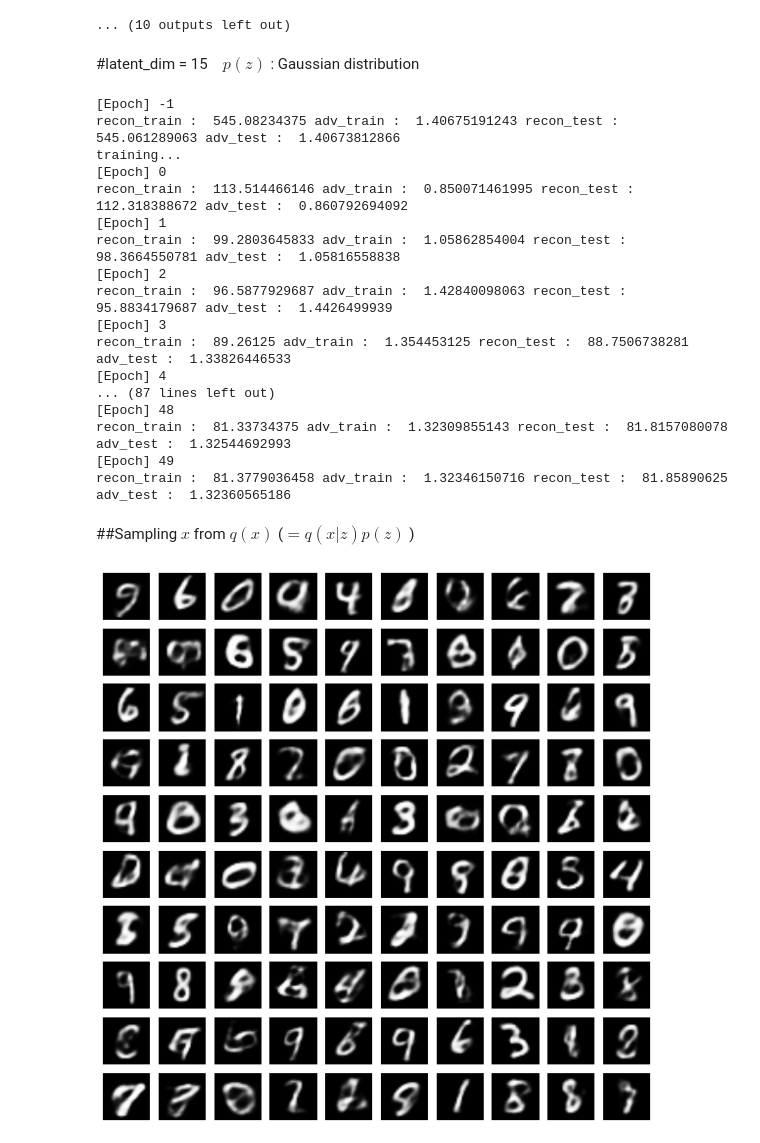
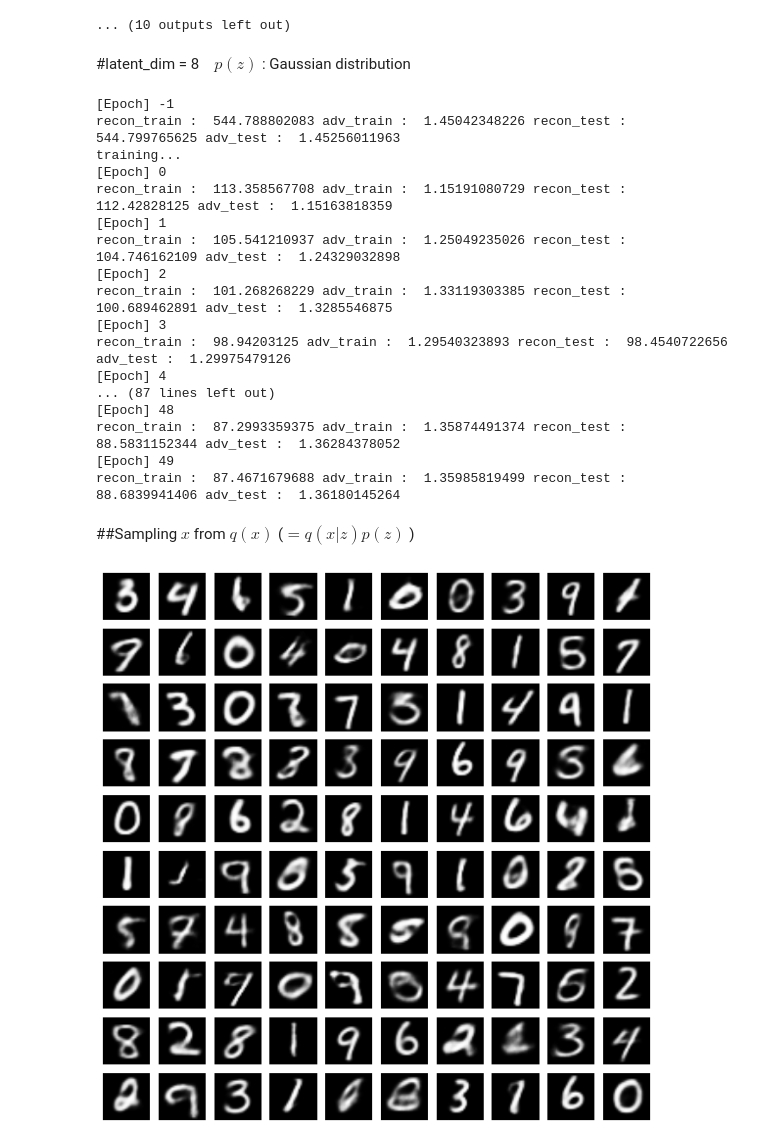
Before and after one commit to takerum/adversarial_autoencoder, a Jupyter notebook: train_adv_autoenc.ipynb, the cells around one changed output. Drawn from its saved outputs; the diff is of its cells as text; code cells hidden in the pictures.

```diff
--- a/train_adv_autoenc.ipynb
+++ b/train_adv_autoenc.ipynb
@@ -108,27 +108,27 @@ recon_train :  135.717578125 adv_train :  1.38357798258 recon_test :  137.092490
 [figure]
 ... (10 outputs left out)
 # %% [markdown]
-#latent_dim = 15　$p(z)$ : Gaussian distribution
+#latent_dim = 8　$p(z)$ : Gaussian distribution
 # %%
-model, status = train(latent_dim=15,z_prior='gaussian',num_epochs=50)
+model, status = train(latent_dim=8,lamb=100.,recon_obj_type='CE', z_prior='gaussian',num_epochs=50)
 # %% [output]
 [Epoch] -1
-recon_train :  545.08234375 adv_train :  1.40675191243 recon_test :  545.061289063 adv_test :  1.40673812866
+recon_train :  544.788802083 adv_train :  1.45042348226 recon_test :  544.799765625 adv_test :  1.45256011963
 training...
 [Epoch] 0
-recon_train :  113.514466146 adv_train :  0.850071461995 recon_test :  112.318388672 adv_test :  0.860792694092
+recon_train :  113.358567708 adv_train :  1.15191080729 recon_test :  112.42828125 adv_test :  1.15163818359
 [Epoch] 1
-recon_train :  99.2803645833 adv_train :  1.05862854004 recon_test :  98.3664550781 adv_test :  1.05816558838
+recon_train :  105.541210937 adv_train :  1.25049235026 recon_test :  104.746162109 adv_test :  1.24329032898
 [Epoch] 2
-recon_train :  96.5877929687 adv_train :  1.42840098063 recon_test :  95.8834179687 adv_test :  1.4426499939
+recon_train :  101.268268229 adv_train :  1.33119303385 recon_test :  100.689462891 adv_test :  1.3285546875
 [Epoch] 3
-recon_train :  89.26125 adv_train :  1.354453125 recon_test :  88.7506738281 adv_test :  1.33826446533
+recon_train :  98.94203125 adv_train :  1.29540323893 recon_test :  98.4540722656 adv_test :  1.29975479126
 [Epoch] 4
 ... (87 lines left out)
 [Epoch] 48
-recon_train :  81.33734375 adv_train :  1.32309855143 recon_test :  81.8157080078 adv_test :  1.32544692993
+recon_train :  87.2993359375 adv_train :  1.35874491374 recon_test :  88.5831152344 adv_test :  1.36284378052
 [Epoch] 49
-recon_train :  81.3779036458 adv_train :  1.32346150716 recon_test :  81.85890625 adv_test :  1.32360565186
+recon_train :  87.4671679688 adv_train :  1.35985819499 recon_test :  88.6839941406 adv_test :  1.36180145264
 # %% [markdown]
 ##Sampling $x$ from $q(x)$ ($= q(x|z)p(z) $ )
 # %%
@@ -136,12 +136,12 @@ z_ = T.matrix()
 sampled_x = model.decode_test(model.sample_from_prior(z_))
 f_sample_x = theano.function(inputs=[z_],outputs=sampled_x)
 # %%
-x_ = f_sample_x(numpy.zeros((100,15),dtype=theano.config.floatX))
+x_ = f_sample_x(numpy.zeros((100,8),dtype=theano.config.floatX))
 fig = plt.figure(figsize=(10,10))
 for i,x in enumerate(x_):
     plt.subplot(10,10,i)
     fig = plt.imshow(x.reshape((28,28)),cmap='binary_r',)
     fig.axes.get_xaxis().set_visible(False)
     fig.axes.get_yaxis().set_visible(False)
 # %% [output]
-[figure, old version]
+[figure, new version]
```
